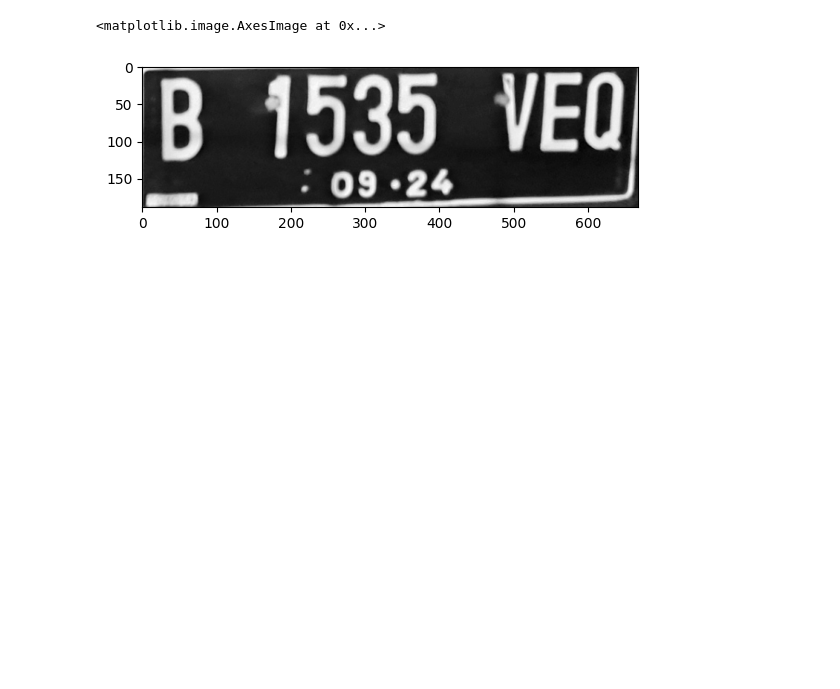
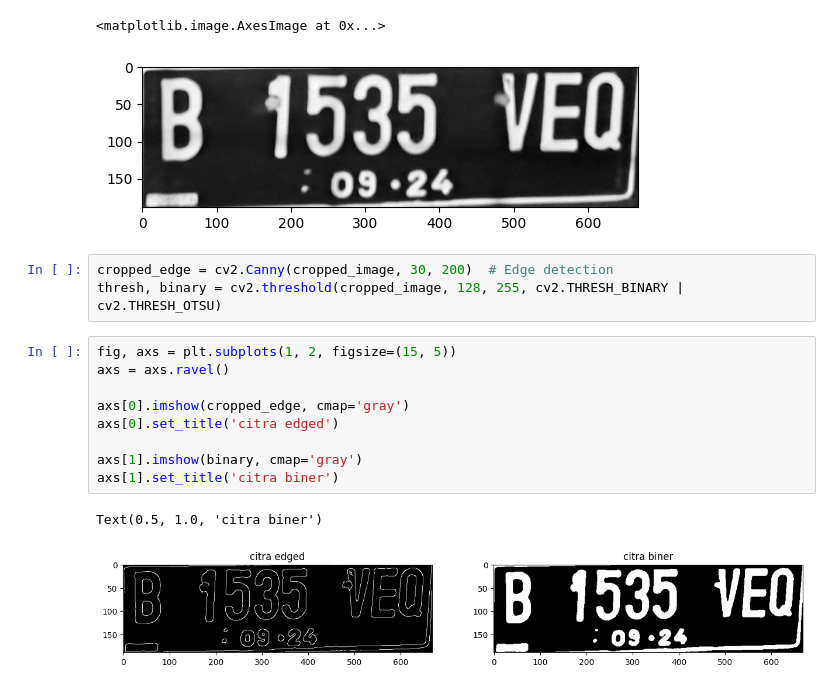
Before and after one commit to bintangx1902/praktikum-PC, a Jupyter notebook: UAS/uas.ipynb, the cells around one changed output. Cells and saved outputs as stored; diff of their text form; blank space fills up the shorter version.

```diff
--- a/UAS/uas.ipynb
+++ b/UAS/uas.ipynb
@@ -68,3 +70,18 @@ plt.imshow(cropped_image, cmap='gray')
 # %% [output]
 <matplotlib.image.AxesImage at 0x...>
 [figure]
+# %%
+cropped_edge = cv2.Canny(cropped_image, 30, 200)  # Edge detection
+thresh, binary = cv2.threshold(cropped_image, 128, 255, cv2.THRESH_BINARY | cv2.THRESH_OTSU)
+# %%
+fig, axs = plt.subplots(1, 2, figsize=(15, 5))
+axs = axs.ravel()
+
+axs[0].imshow(cropped_edge, cmap='gray')
+axs[0].set_title('citra edged')
+
+axs[1].imshow(binary, cmap='gray')
+axs[1].set_title('citra biner')
+# %% [output]
+Text(0.5, 1.0, 'citra biner')
+[figure, added]
```
Also changed, not shown: parts of 1 cell of this notebook.
